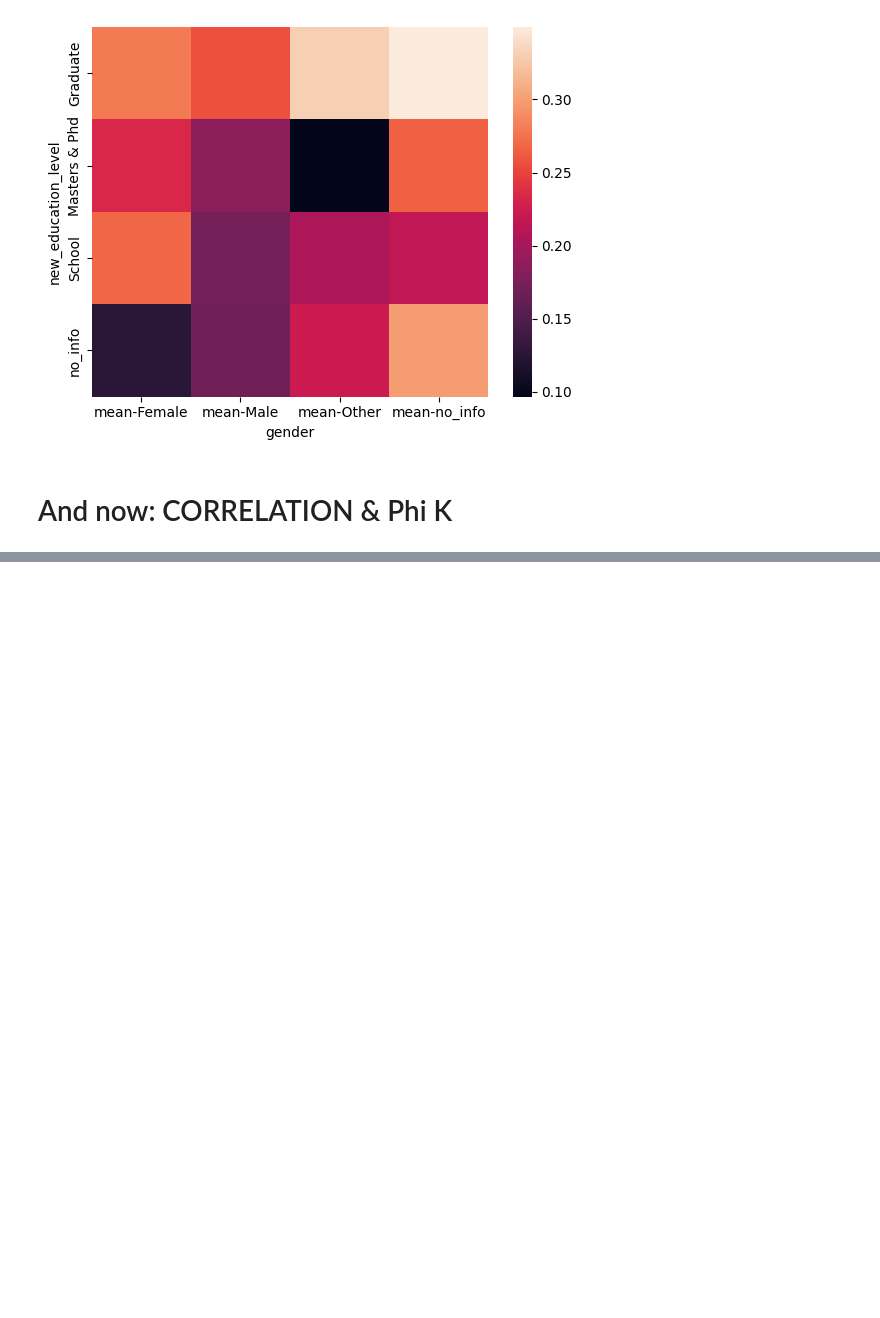
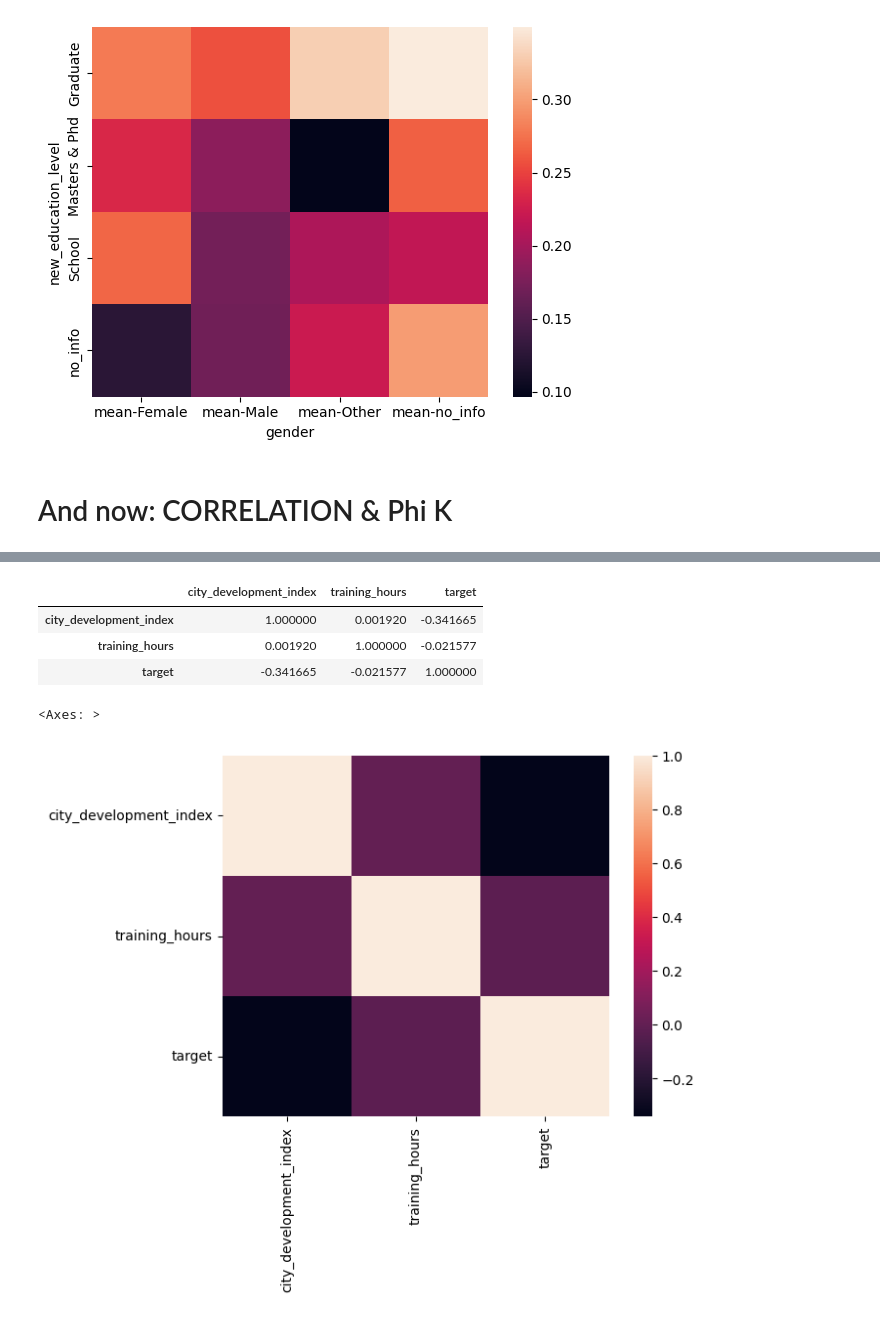
Before and after one commit to kroninam/My_Notes_Base_DS, a Jupyter notebook: 001_HR Analytics Job Change of Data Scientists/001_First_notes_Base_Pandas_For_DS.ipynb, the cells around one changed output, grey strips where cells are left out. Drawn from its saved outputs; the diff is of its cells as text; code cells hidden in the pictures; blank space fills up the shorter version.

```diff
--- a/001_HR Analytics Job Change of Data Scientists/001_First_notes_Base_Pandas_For_DS.ipynb
+++ b/001_HR Analytics Job Change of Data Scientists/001_First_notes_Base_Pandas_For_DS.ipynb
@@ -1077,0 +1110,14 @@ plt.show() # отображаем график
+# %%
+df[['city_development_index', 'training_hours', 'target']].corr()
+# %% [output]
+|  | city_development_index | training_hours | target |
+| city_development_index | 1.000000 | 0.001920 | -0.341665 |
+| training_hours | 0.001920 | 1.000000 | -0.021577 |
+| target | -0.341665 | -0.021577 | 1.000000 |
+# %%
+t = df[['city_development_index', 'training_hours', 'target']].corr()
+# %%
+sns.heatmap(t)
+# %% [output]
+<Axes: >
+[figure, added]
```
Also changed, not shown: parts of 51 cells of this notebook.
